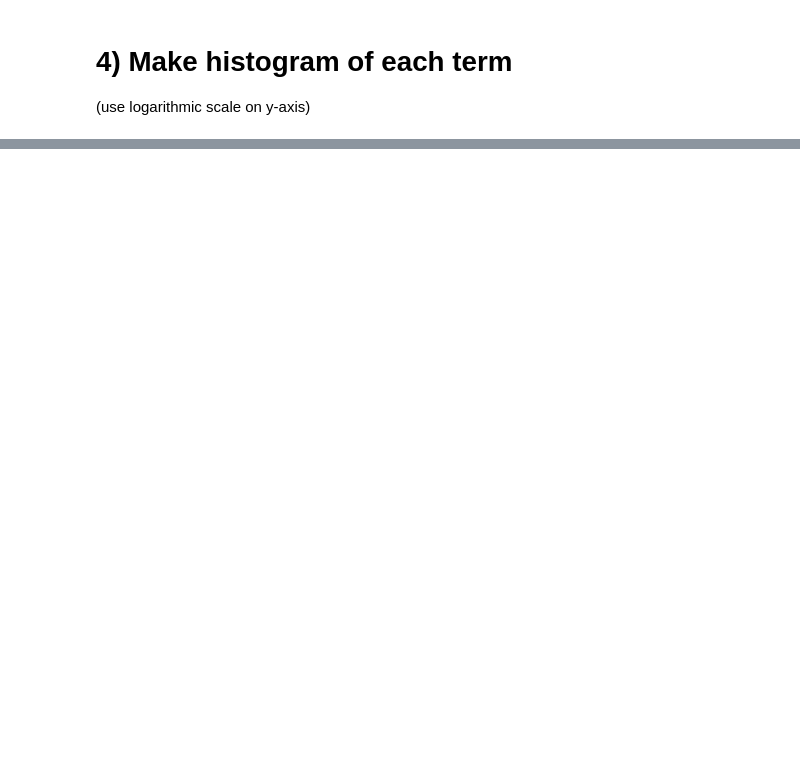
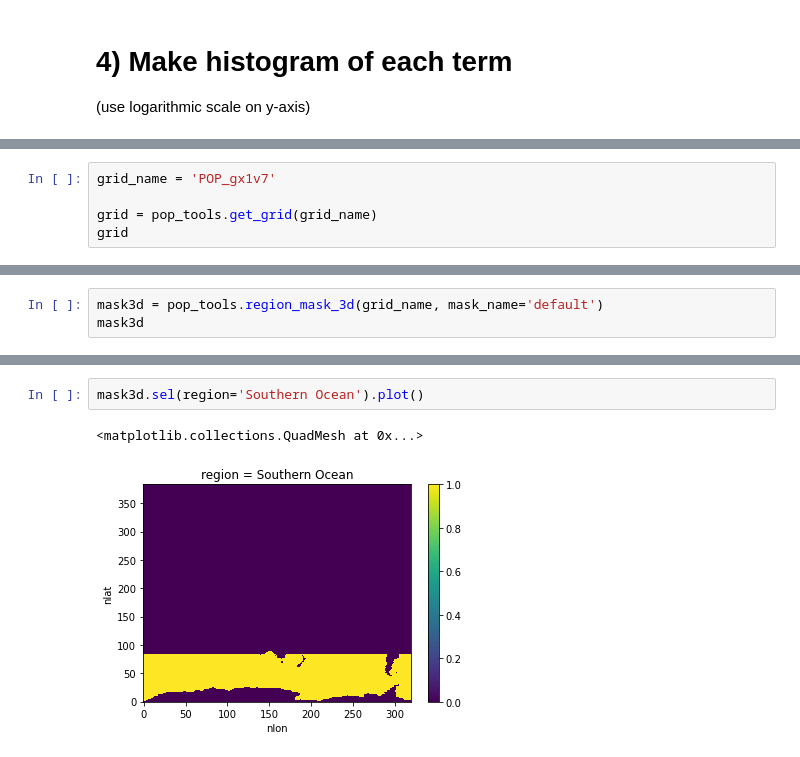
Before and after one commit to shanicetbailey/SST-gradients, a Jupyter notebook: CESM/tendency-sst-sss.ipynb, the cells around one changed output, grey strips where cells are left out. Drawn from its saved outputs; the diff is of its cells as text; blank space fills up the shorter version.

```diff
--- a/CESM/tendency-sst-sss.ipynb
+++ b/CESM/tendency-sst-sss.ipynb
@@ -468,0 +486,5 @@ plt.tight_layout();
+# %%
+grid_name = 'POP_gx1v7'
+
+grid = pop_tools.get_grid(grid_name)
+grid
@@ -468,0 +522,3 @@ plt.tight_layout();
+# %%
+mask3d = pop_tools.region_mask_3d(grid_name, mask_name='default')
+mask3d
@@ -468,0 +553,5 @@ plt.tight_layout();
+# %%
+mask3d.sel(region='Southern Ocean').plot()
+# %% [output]
+<matplotlib.collections.QuadMesh at 0x...>
+[figure, added]
```
Also changed, not shown: parts of 55 cells of this notebook.
